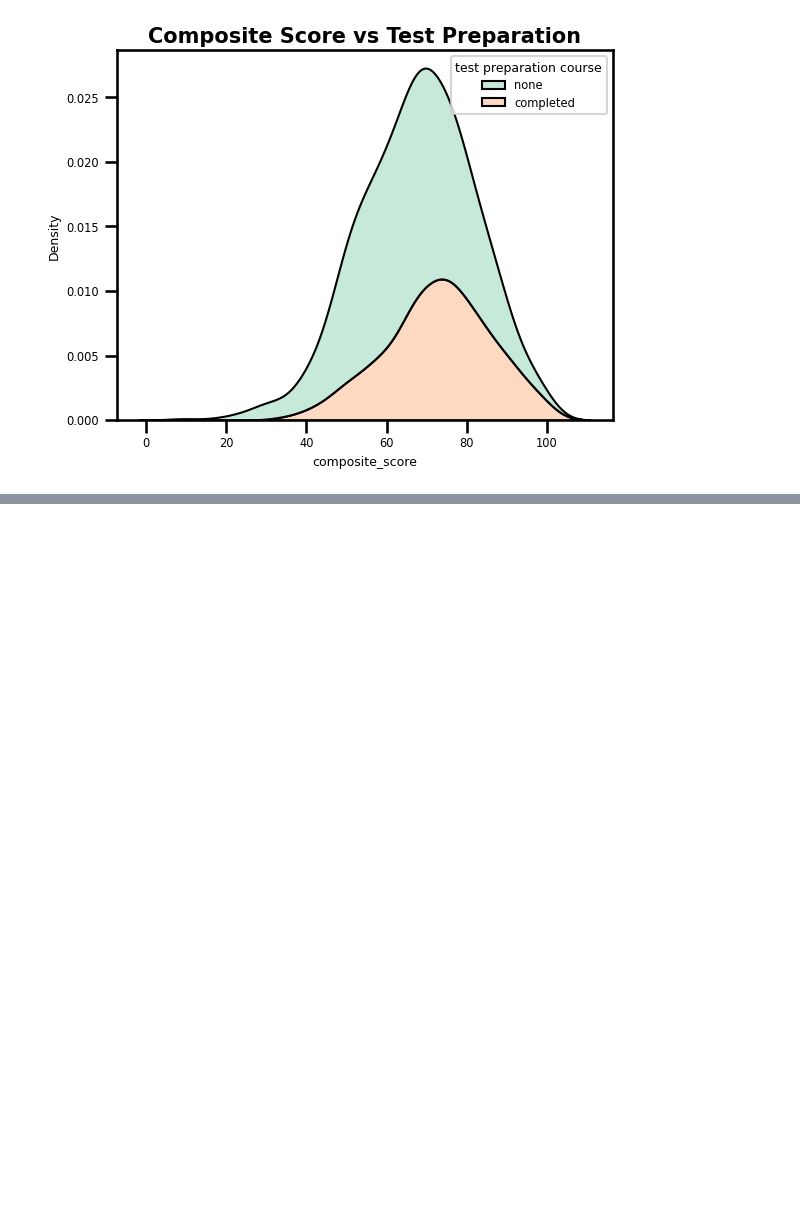
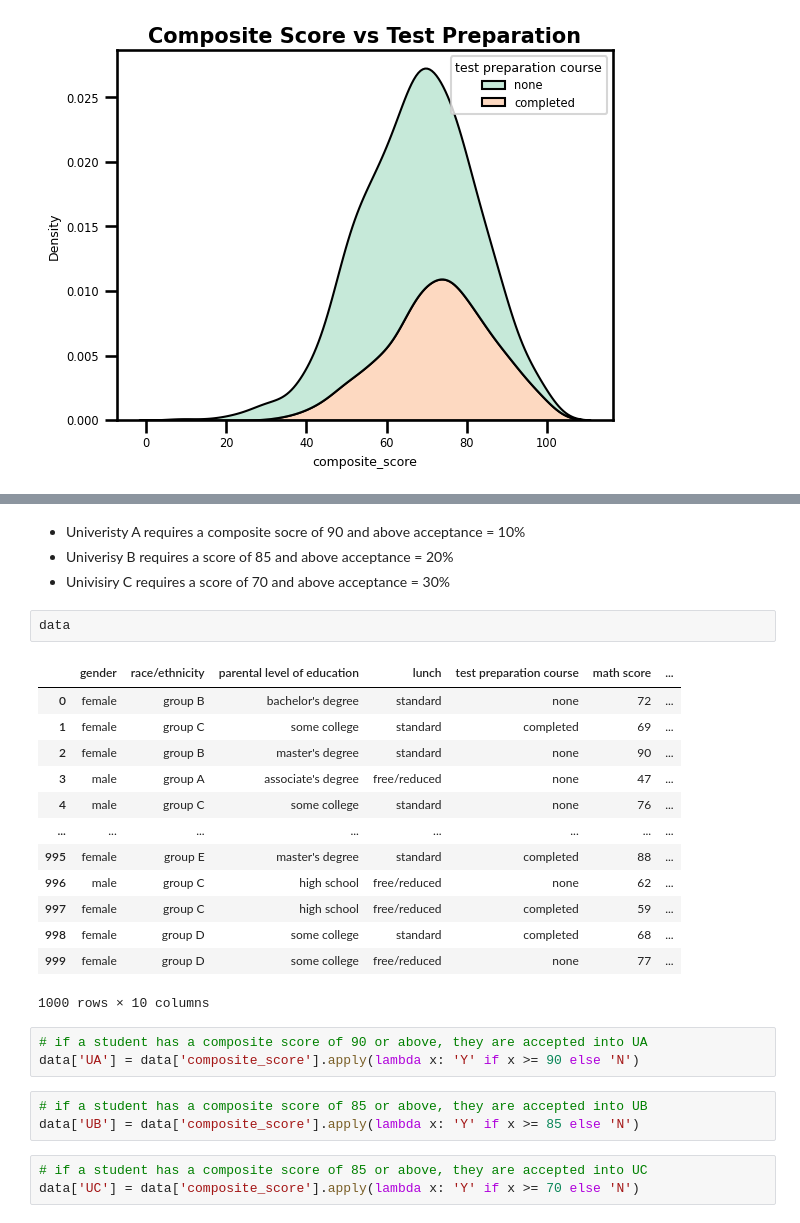
Before and after one commit to jj862/College-Predictions-, a Jupyter notebook: Untitled.ipynb, the cells around one changed output, grey strips where cells are left out. Drawn from its saved outputs; the diff is of its cells as text; blank space fills up the shorter version.

```diff
--- a/Untitled.ipynb
+++ b/Untitled.ipynb
@@ -237,0 +281,29 @@ plt.show()
+# %% [markdown]
+* Univeristy A requires a composite socre of 90 and above  acceptance = 10%
+* Univerisy B requires a score of 85 and above    acceptance = 20%
+* Univisiry C requires a score of 70 and above    acceptance = 30%
+# %%
+data
+# %% [output]
+|  | gender | race/ethnicity | parental level of education | lunch | test preparation course | math score | ... |
+| 0 | female | group B | bachelor's degree | standard | none | 72 | ... |
+| 1 | female | group C | some college | standard | completed | 69 | ... |
+| 2 | female | group B | master's degree | standard | none | 90 | ... |
+| 3 | male | group A | associate's degree | free/reduced | none | 47 | ... |
+| 4 | male | group C | some college | standard | none | 76 | ... |
+| ... | ... | ... | ... | ... | ... | ... | ... |
+| 995 | female | group E | master's degree | standard | completed | 88 | ... |
+| 996 | male | group C | high school | free/reduced | none | 62 | ... |
+| 997 | female | group C | high school | free/reduced | completed | 59 | ... |
+| 998 | female | group D | some college | standard | completed | 68 | ... |
+| 999 | female | group D | some college | free/reduced | none | 77 | ... |
+1000 rows × 10 columns
+# %%
+# if a student has a composite score of 90 or above, they are accepted into UA
+data['UA'] = data['composite_score'].apply(lambda x: 'Y' if x >= 90 else 'N')
+# %%
+# if a student has a composite score of 85 or above, they are accepted into UB
+data['UB'] = data['composite_score'].apply(lambda x: 'Y' if x >= 85 else 'N')
+# %%
+# if a student has a composite score of 85 or above, they are accepted into UC
+data['UC'] = data['composite_score'].apply(lambda x: 'Y' if x >= 70 else 'N')
```
Also changed, not shown: parts of 7 cells of this notebook.
